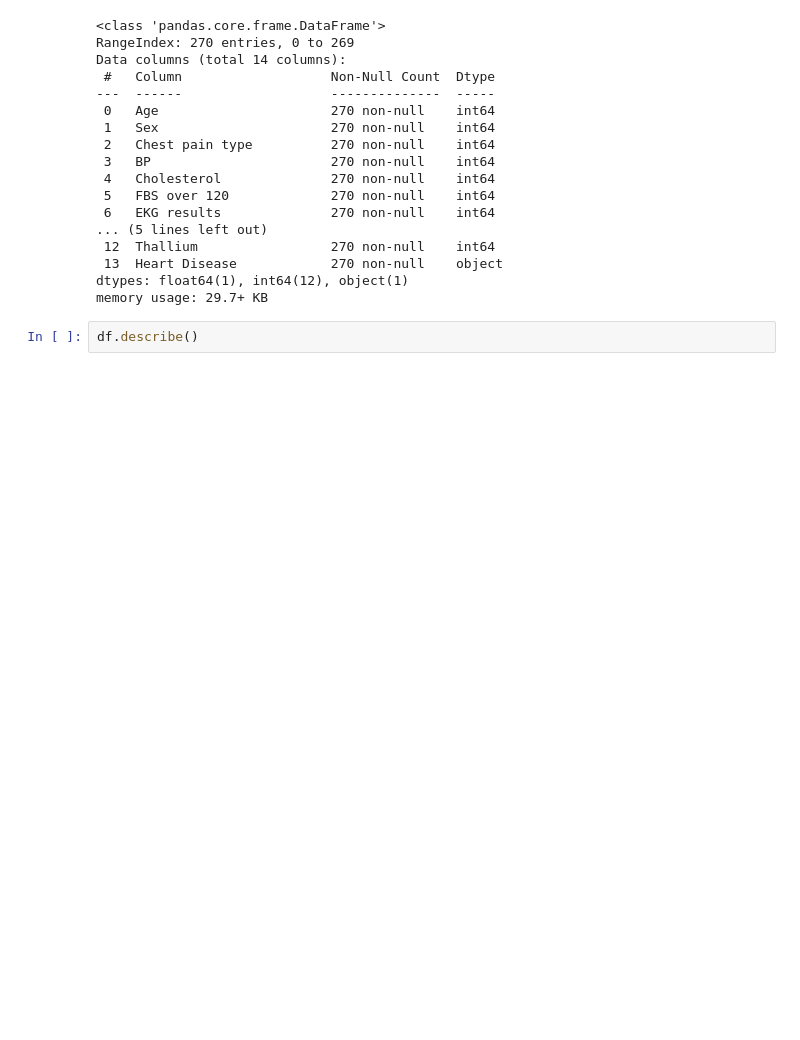
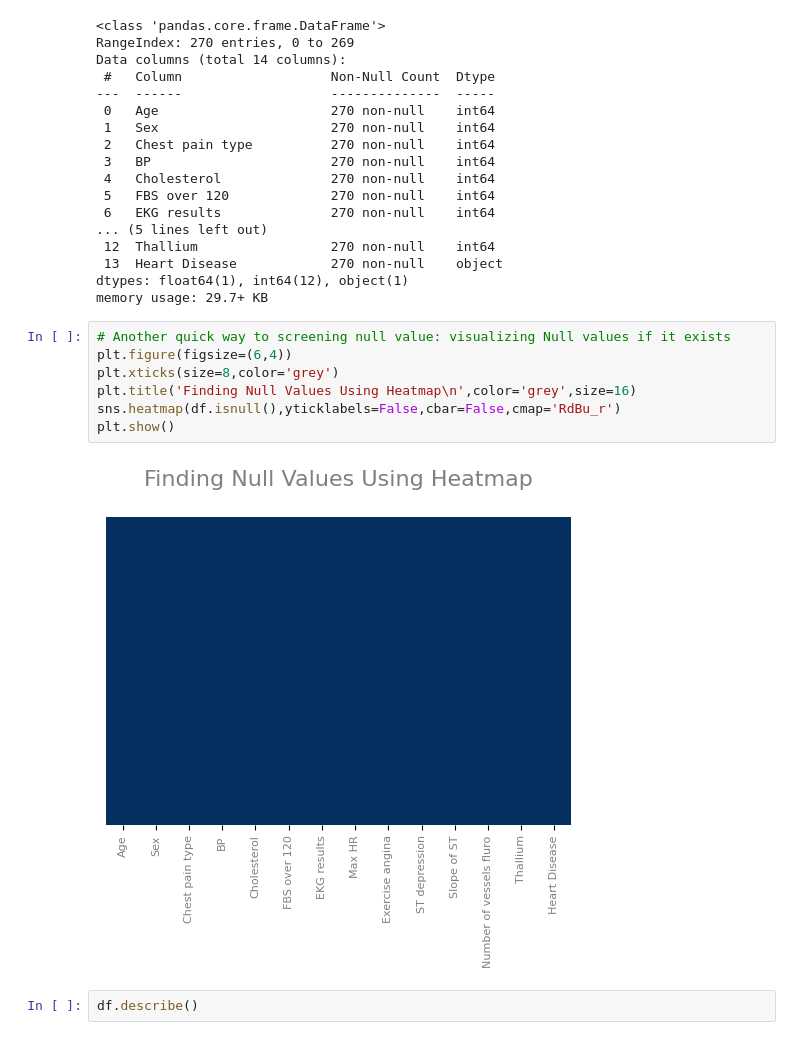
Before and after one commit to Enlightenus/Heart_disease_prediction, a Jupyter notebook: Heart_disease.ipynb, the cells around one changed output. Drawn from its saved outputs; the diff is of its cells as text; blank space fills up the shorter version.

Commit message:
heatmap method

```diff
--- a/Heart_disease.ipynb
+++ b/Heart_disease.ipynb
@@ -43,6 +43,15 @@ Data columns (total 14 columns):
  13  Heart Disease            270 non-null    object
 dtypes: float64(1), int64(12), object(1)
 memory usage: 29.7+ KB
+# %%
+# Another quick way to screening null value: visualizing Null values if it exists
+plt.figure(figsize=(6,4))
+plt.xticks(size=8,color='grey')
+plt.title('Finding Null Values Using Heatmap\n',color='grey',size=16)
+sns.heatmap(df.isnull(),yticklabels=False,cbar=False,cmap='RdBu_r')
+plt.show()
+# %% [output]
+[figure, added]
 # %%
 df.describe()
 # %% [output]
```
